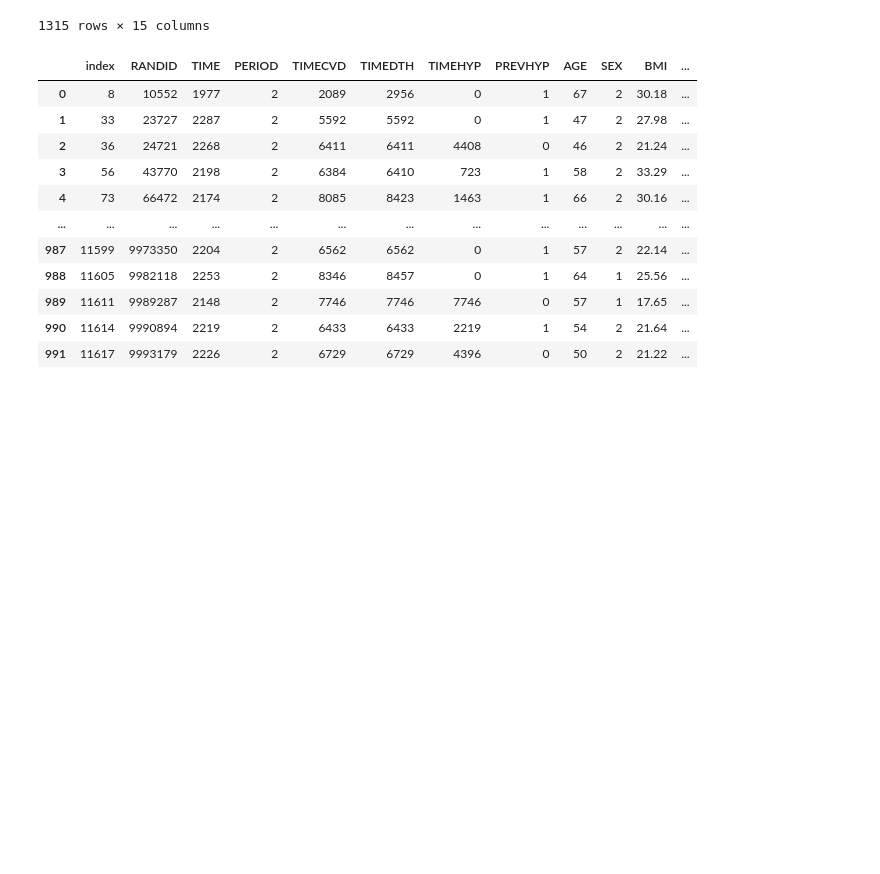
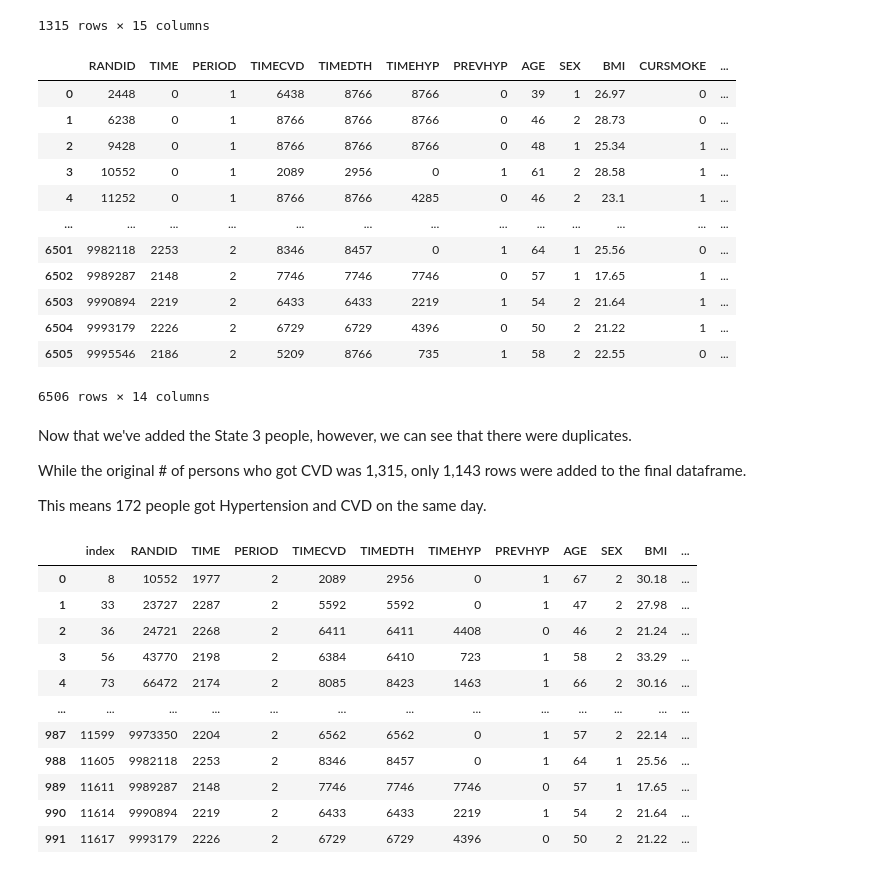
Before and after one commit to krashr-ds/framingham-ms, a Jupyter notebook: FraminghamReshaping.ipynb, the cells around one changed output. Cells and saved outputs as stored; diff of their text form; code cells hidden in the pictures; blank space fills up the shorter version.

```diff
--- a/FraminghamReshaping.ipynb
+++ b/FraminghamReshaping.ipynb
@@ -250,6 +287,31 @@ framingham_ms3
 | 1313 | 11617 | 9993179 | 2226 | 2 | 6729 | 6729 | 4396 | 0 | 50 | 2 | 21.22 | ... |
 | 1314 | 11620 | 9995546 | 2186 | 2 | 5209 | 8766 | 735 | 1 | 58 | 2 | 22.55 | ... |
 1315 rows × 15 columns
+# %%
+framingham_ms_temp2 = pd.concat([framingham_ms_temp, framingham_ms3], ignore_index=True)
+framingham_ms_temp2 = framingham_ms_temp2.drop_duplicates(subset=["RANDID", "DAYS"], keep="last").reset_index()
+framingham_ms_temp2 = framingham_ms_temp2.drop(columns=["level_0", "index"], axis=1)
+framingham_ms_temp2
+# %% [output]
+|  | RANDID | TIME | PERIOD | TIMECVD | TIMEDTH | TIMEHYP | PREVHYP | AGE | SEX | BMI | CURSMOKE | ... |
+| 0 | 2448 | 0 | 1 | 6438 | 8766 | 8766 | 0 | 39 | 1 | 26.97 | 0 | ... |
+| 1 | 6238 | 0 | 1 | 8766 | 8766 | 8766 | 0 | 46 | 2 | 28.73 | 0 | ... |
+| 2 | 9428 | 0 | 1 | 8766 | 8766 | 8766 | 0 | 48 | 1 | 25.34 | 1 | ... |
+| 3 | 10552 | 0 | 1 | 2089 | 2956 | 0 | 1 | 61 | 2 | 28.58 | 1 | ... |
+| 4 | 11252 | 0 | 1 | 8766 | 8766 | 4285 | 0 | 46 | 2 | 23.1 | 1 | ... |
+| ... | ... | ... | ... | ... | ... | ... | ... | ... | ... | ... | ... | ... |
+| 6501 | 9982118 | 2253 | 2 | 8346 | 8457 | 0 | 1 | 64 | 1 | 25.56 | 0 | ... |
+| 6502 | 9989287 | 2148 | 2 | 7746 | 7746 | 7746 | 0 | 57 | 1 | 17.65 | 1 | ... |
+| 6503 | 9990894 | 2219 | 2 | 6433 | 6433 | 2219 | 1 | 54 | 2 | 21.64 | 1 | ... |
+| 6504 | 9993179 | 2226 | 2 | 6729 | 6729 | 4396 | 0 | 50 | 2 | 21.22 | 1 | ... |
+| 6505 | 9995546 | 2186 | 2 | 5209 | 8766 | 735 | 1 | 58 | 2 | 22.55 | 0 | ... |
+6506 rows × 14 columns
+# %% [markdown]
+Now that we've added the State 3 people, however, we can see that there were duplicates.
+
+While the original # of persons who got CVD was 1,315, only 1,143 rows were added to the final dataframe.
+
+This means 172 people got Hypertension and CVD on the same day.
 # %%
 framingham_ms4 = at_risk[(at_risk["TIME"]>0) & (at_risk["TIMEDTH"]<last_day_of_study)].drop_duplicates(subset=["RANDID"], keep="first").reset_index()
 framingham_ms4["STATE"] = 4
```
Also changed, not shown: parts of 18 cells of this notebook, 1 other file.
